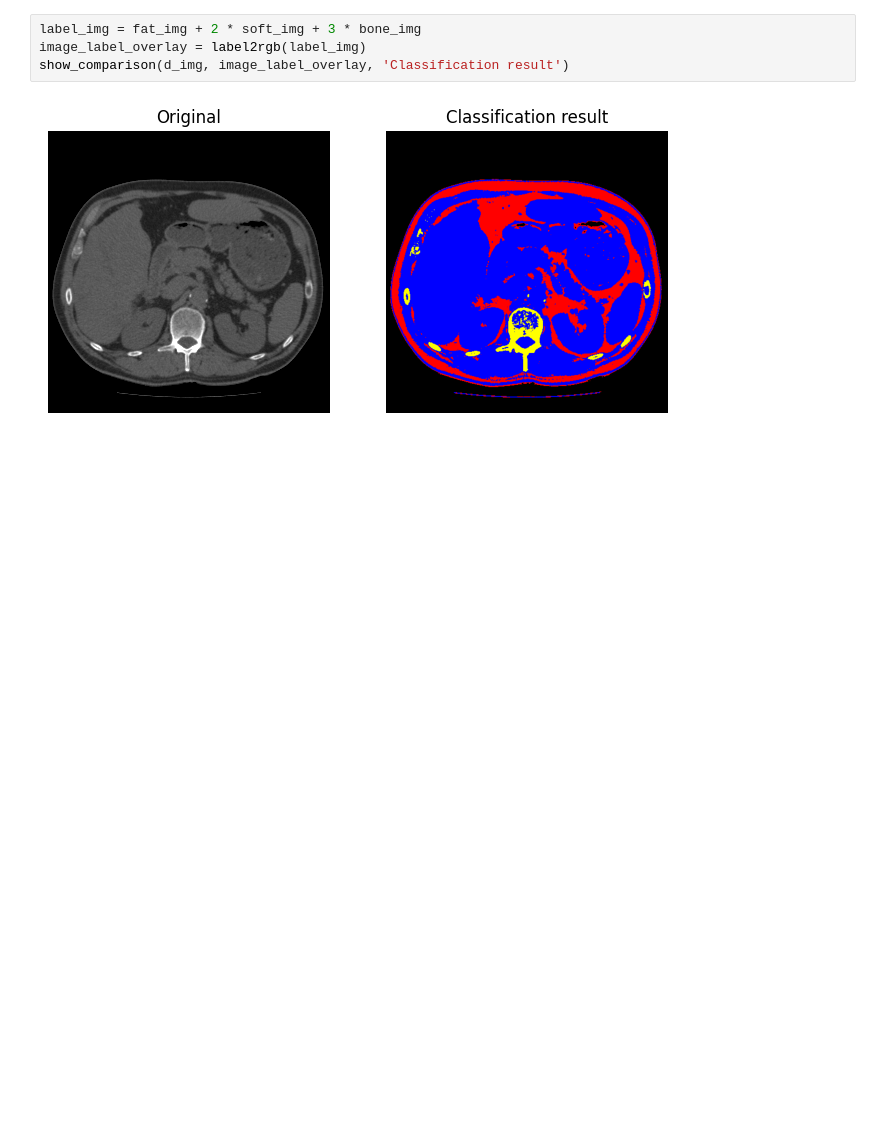
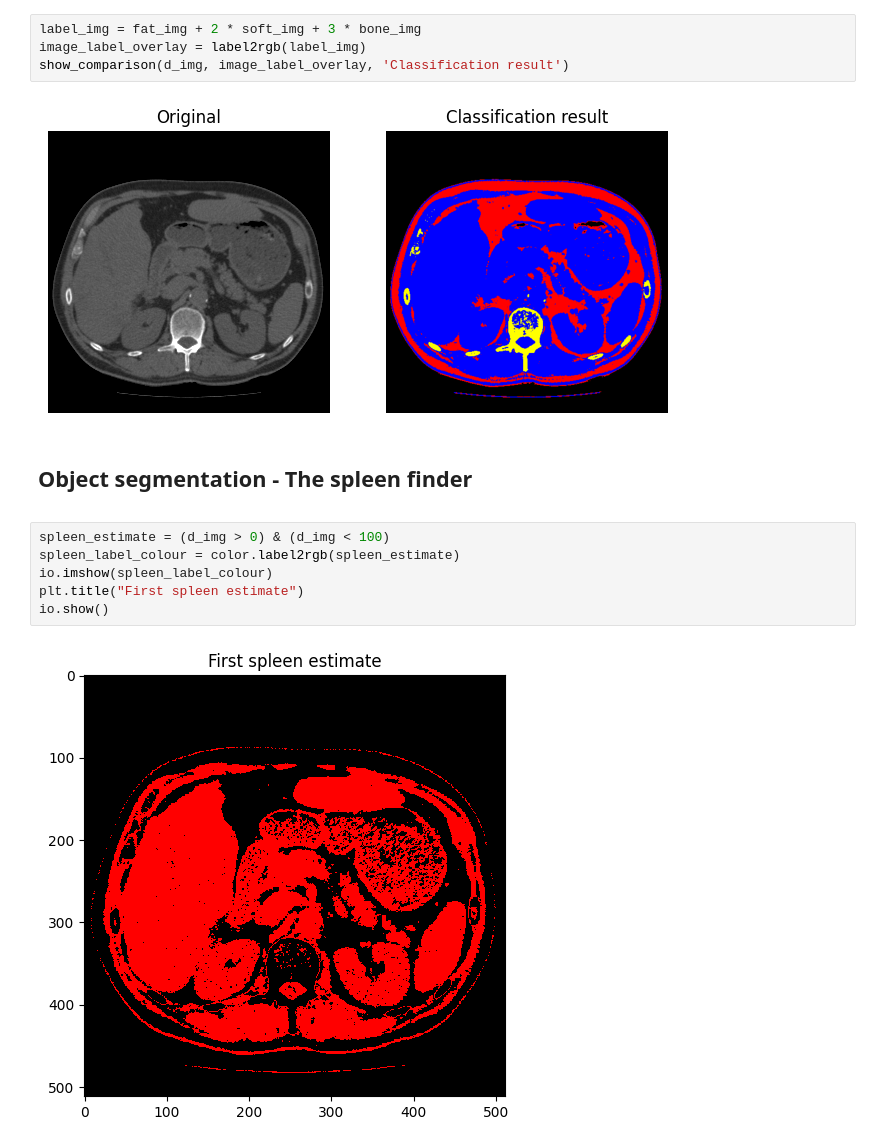
Before and after one commit to MikkelDitlevOlsen1/image_notes, a Jupyter notebook: notar/ex_6.ipynb, the cells around one changed output. Cells and saved outputs as stored; diff of their text form; blank space fills up the shorter version.

```diff
--- a/notar/ex_6.ipynb
+++ b/notar/ex_6.ipynb
@@ -162,3 +162,14 @@ image_label_overlay = label2rgb(label_img)
 show_comparison(d_img, image_label_overlay, 'Classification result')
 # %% [output]
 [figure]
+# %% [markdown]
+## Object segmentation - The spleen finder
+>
+# %%
+spleen_estimate = (d_img > 0) & (d_img < 100)
+spleen_label_colour = color.label2rgb(spleen_estimate)
+io.imshow(spleen_label_colour)
+plt.title("First spleen estimate")
+io.show()
+# %% [output]
+[figure, added]
```
Also changed, not shown: parts of 1 cell of this notebook.
